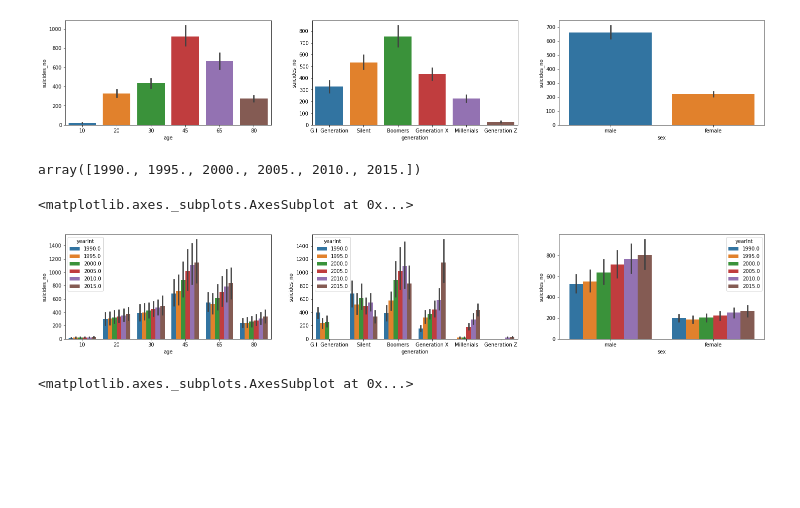
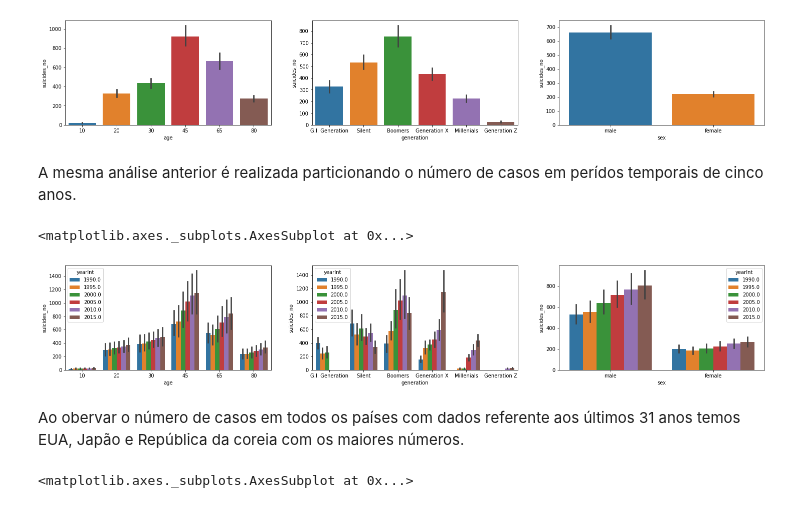
Before and after one commit to guimaraaes/data-science, a Jupyter notebook: prophet_suicide_rates_overview_1985_to_2016.ipynb, the cells around one changed output. Cells and saved outputs as stored; diff of their text form; code cells hidden in the pictures; blank space fills up the shorter version.

```diff
--- a/prophet_suicide_rates_overview_1985_to_2016.ipynb
+++ b/prophet_suicide_rates_overview_1985_to_2016.ipynb
@@ -72,7 +61,7 @@ Drive already mounted at /content/gdrive; to attempt to forcibly remount, call d
 
 Além disso, também disponibilizei uma cópia dos dados do Kaggle no meu GitHub.
 # %%
-# data = pd.read_csv('https://raw.githubusercontent.com/guimaraaes/kaggle-suicide_rates_overview_1985_to_2016/master/data/master.csv', encoding='latin-1')
+data = pd.read_csv('https://raw.githubusercontent.com/guimaraaes/data-science/master/data/suicide-rates-overview-1985-to-2016/master.csv')
 # %% [markdown]
 # TRATAMENTO DOS DADOS
 
@@ -275,26 +274,27 @@ sns.barplot(y=data['suicides_no'], x=data['sex'],ax=axes[2])
 # %% [output]
 <matplotlib.axes._subplots.AxesSubplot at 0x...>
 [figure]
+# %% [markdown]
+A mesma análise anterior é realizada particionando o número de casos em perídos temporais de cinco anos.
 # %%
 data.loc[((data['year'].dt.year > 1984) & (data['year'].dt.year <= 1990)), 'yearInt'] = 1990
 data.loc[((data['year'].dt.year > 1990) & (data['year'].dt.year <= 1995)), 'yearInt'] = 1995
 data.loc[((data['year'].dt.year > 1995) & (data['year'].dt.year <= 2000)), 'yearInt'] = 2000
 data.loc[((data['year'].dt.year > 2000) & (data['year'].dt.year <= 2005)), 'yearInt'] = 2005
 data.loc[((data['year'].dt.year > 2005) & (data['year'].dt.year <= 2010)), 'yearInt'] = 2010
 data.loc[((data['year'].dt.year > 2010) & (data['year'].dt.year <= 2015)), 'yearInt'] = 2015
 
-data['yearInt'].unique()
+# data['yearInt'].unique()
+fig, axes = plt.subplots(1, 3, figsize=(25, 2), sharey=False)
+fig.subplots_adjust( bottom=0.05, top=1.5)
+sns.barplot(y=data['suicides_no'], x=data['age'], hue=data['yearInt'], ax=axes[0])
+sns.barplot(y=data['suicides_no'], x=data['generation'], hue=data['yearInt'],ax=axes[1])
+sns.barplot(y=data['suicides_no'], x=data['sex'], hue=data['yearInt'],ax=axes[2])
 # %% [output]
-array([1990., 1995., 2000., 2005., 2010., 2015.])
+<matplotlib.axes._subplots.AxesSubplot at 0x...>
+[figure, added]
-# %%
-fig, axes = plt.subplots(1, 3, figsize=(25, 2), sharey=False)
-fig.subplots_adjust( bottom=0.05, top=1.5)
-sns.barplot(y=data['suicides_no'], x=data['age'], hue=data['yearInt'], ax=axes[0])
-sns.barplot(y=data['suicides_no'], x=data['generation'], hue=data['yearInt'],ax=axes[1])
-sns.barplot(y=data['suicides_no'], x=data['sex'], hue=data['yearInt'],ax=axes[2])
-# %% [output]
-<matplotlib.axes._subplots.AxesSubplot at 0x...>
-[figure, removed]
+# %% [markdown]
+Ao obervar o número de casos em todos os países com dados referente aos últimos 31 anos temos EUA, Japão e República da coreia com os maiores números.
 # %%
 plt.figure(figsize=(25,5))
 sns.barplot(y=data['suicides_no'], x=data['country'])
```
Also changed, not shown: parts of 19 cells of this notebook.
